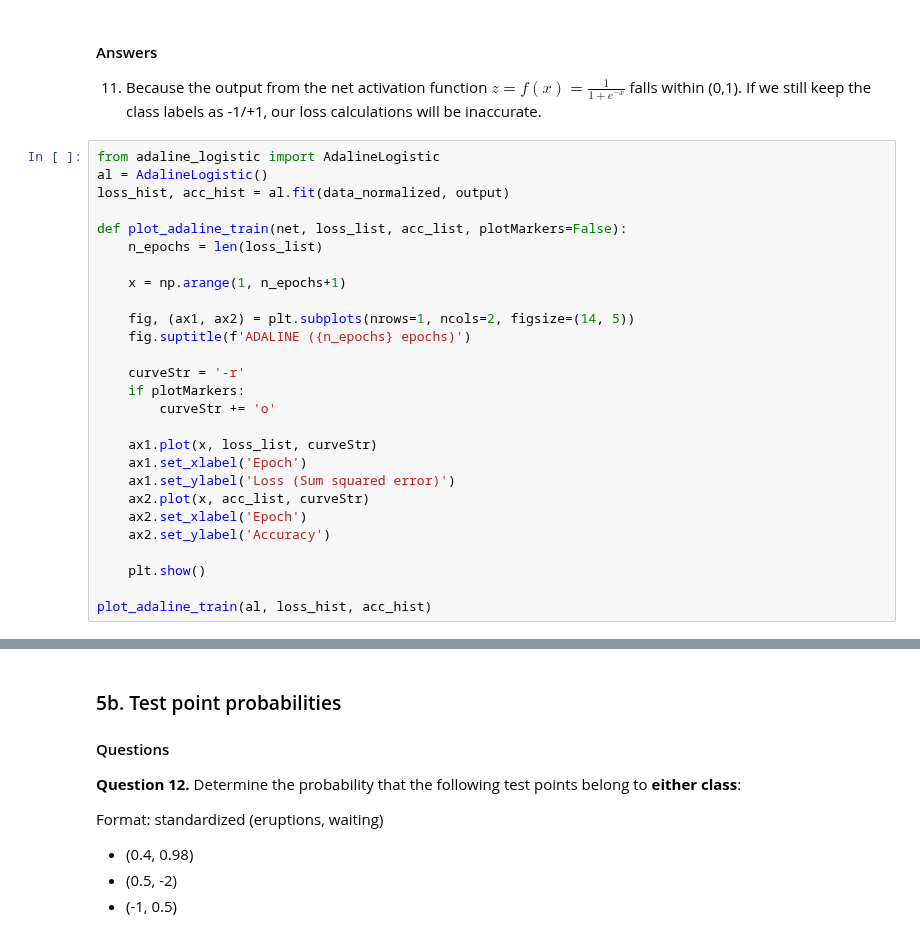
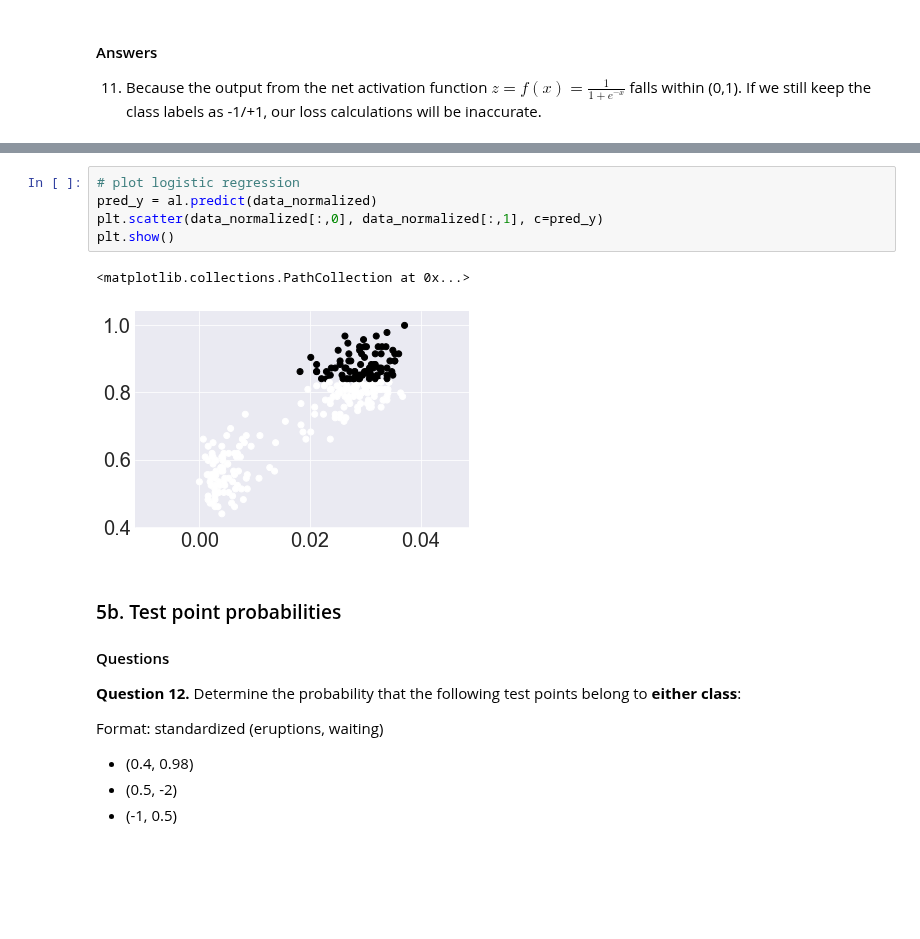
Before and after one commit to luhangsnn/neuralnetworks, a Jupyter notebook: proj1/classification_and_regression.ipynb, the cells around one changed output, grey strips where cells are left out. Cells and saved outputs as stored; diff of their text form; blank space fills up the shorter version.

```diff
--- a/proj1/classification_and_regression.ipynb
+++ b/proj1/classification_and_regression.ipynb
@@ -127,30 +127,3 @@ where $z_i$ is the activation to input sample $i$ and $y_i$ is the corresponding
 #### Answers
 
 11. Because the output from the net activation function $z = f(x) = \frac{1}{1+e^{-x}}$ falls within (0,1). If we still keep the class labels as -1/+1, our loss calculations will be inaccurate.
-# %%
-from adaline_logistic import AdalineLogistic
-al = AdalineLogistic()
-loss_hist, acc_hist = al.fit(data_normalized, output)
-
-def plot_adaline_train(net, loss_list, acc_list, plotMarkers=False):
-    n_epochs = len(loss_list)
-
-    x = np.arange(1, n_epochs+1)
-
-    fig, (ax1, ax2) = plt.subplots(nrows=1, ncols=2, figsize=(14, 5))
-    fig.suptitle(f'ADALINE ({n_epochs} epochs)')
-
-    curveStr = '-r'
-    if plotMarkers:
-        curveStr += 'o'
-
-    ax1.plot(x, loss_list, curveStr)
-    ax1.set_xlabel('Epoch')
-    ax1.set_ylabel('Loss (Sum squared error)')
-    ax2.plot(x, acc_list, curveStr)
-    ax2.set_xlabel('Epoch')
-    ax2.set_ylabel('Accuracy')
-
-    plt.show()
-
-plot_adaline_train(al, loss_hist, acc_hist)
@@ -159,3 +138,11 @@ plot_adaline_train(al, loss_hist, acc_hist)
+# %%
+# plot logistic regression
+pred_y = al.predict(data_normalized)
+plt.scatter(data_normalized[:,0], data_normalized[:,1], c=pred_y)
+plt.show()
+# %% [output]
+<matplotlib.collections.PathCollection at 0x...>
+[figure, added]
 # %% [markdown]
 ### 5b. Test point probabilities
 
```
Also changed, not shown: parts of 3 cells of this notebook.
